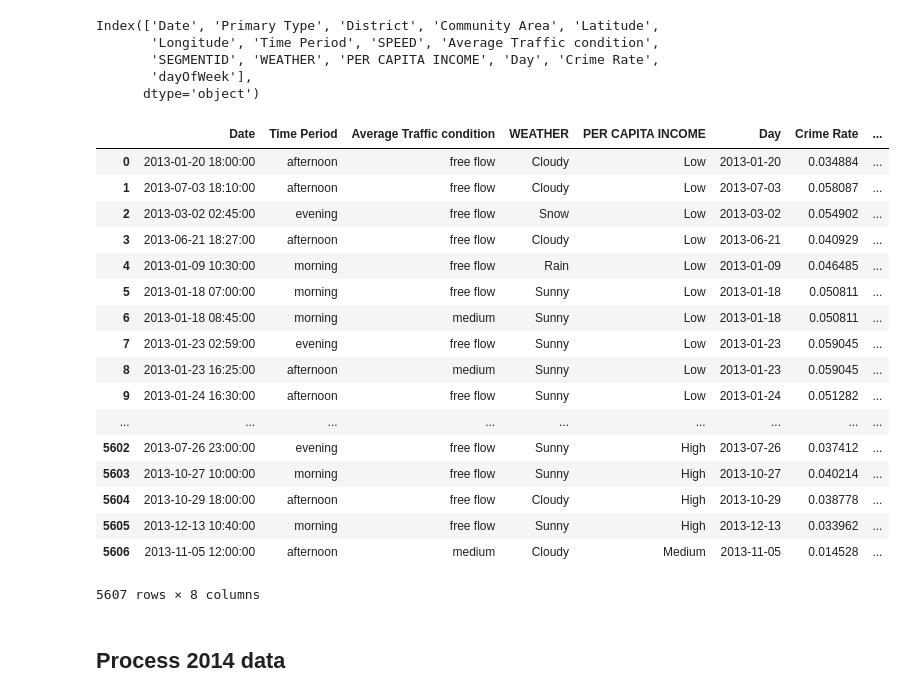
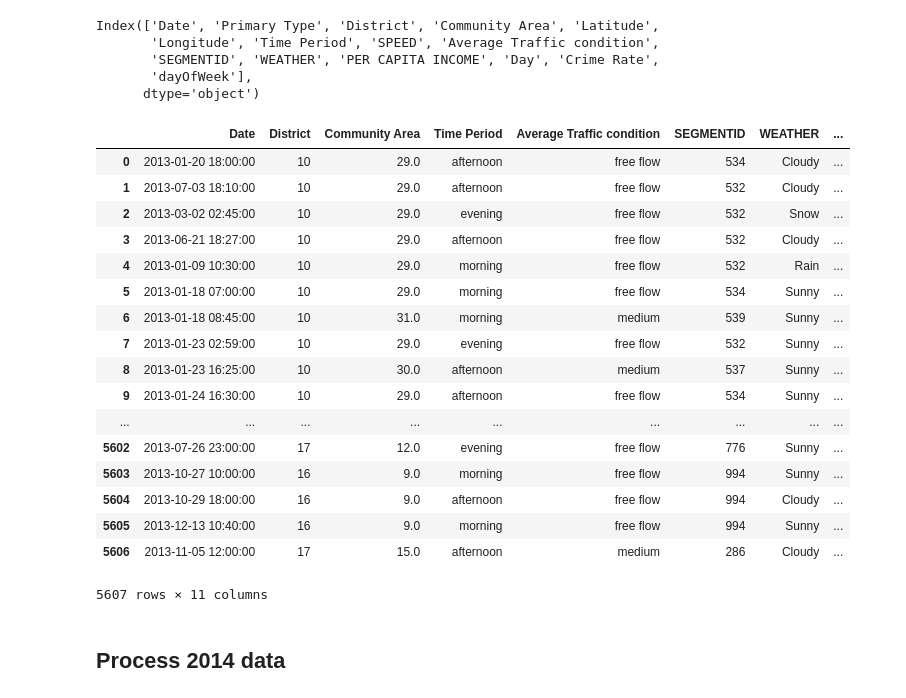
Before and after one commit to ChenshuXu/cse482-project, a Jupyter notebook: Merge crime data with crime rate.ipynb, the cells around one changed output. Drawn from its saved outputs; the diff is of its cells as text; code cells hidden in the pictures.

```diff
--- a/Merge crime data with crime rate.ipynb
+++ b/Merge crime data with crime rate.ipynb
@@ -116,28 +116,28 @@ Index(['Date', 'Primary Type', 'District', 'Community Area', 'Latitude',
        'dayOfWeek'],
       dtype='object')
 # %%
-store_2013 = df_2013.drop(columns=['Primary Type','District', 'Community Area', 'Latitude',
-       'Longitude','SPEED','SEGMENTID'])
+store_2013 = df_2013.drop(columns=['Primary Type', 'Latitude',
+       'Longitude','SPEED'])
 store_2013
 # %% [output]
-|  | Date | Time Period | Average Traffic condition | WEATHER | PER CAPITA INCOME | Day | Crime Rate | ... |
-| 0 | 2013-01-20 18:00:00 | afternoon | free flow | Cloudy | Low | 2013-01-20 | 0.034884 | ... |
-| 1 | 2013-07-03 18:10:00 | afternoon | free flow | Cloudy | Low | 2013-07-03 | 0.058087 | ... |
-| 2 | 2013-03-02 02:45:00 | evening | free flow | Snow | Low | 2013-03-02 | 0.054902 | ... |
-| 3 | 2013-06-21 18:27:00 | afternoon | free flow | Cloudy | Low | 2013-06-21 | 0.040929 | ... |
-| 4 | 2013-01-09 10:30:00 | morning | free flow | Rain | Low | 2013-01-09 | 0.046485 | ... |
-| 5 | 2013-01-18 07:00:00 | morning | free flow | Sunny | Low | 2013-01-18 | 0.050811 | ... |
-| 6 | 2013-01-18 08:45:00 | morning | medium | Sunny | Low | 2013-01-18 | 0.050811 | ... |
-| 7 | 2013-01-23 02:59:00 | evening | free flow | Sunny | Low | 2013-01-23 | 0.059045 | ... |
-| 8 | 2013-01-23 16:25:00 | afternoon | medium | Sunny | Low | 2013-01-23 | 0.059045 | ... |
-| 9 | 2013-01-24 16:30:00 | afternoon | free flow | Sunny | Low | 2013-01-24 | 0.051282 | ... |
+|  | Date | District | Community Area | Time Period | Average Traffic condition | SEGMENTID | WEATHER | ... |
+| 0 | 2013-01-20 18:00:00 | 10 | 29.0 | afternoon | free flow | 534 | Cloudy | ... |
+| 1 | 2013-07-03 18:10:00 | 10 | 29.0 | afternoon | free flow | 532 | Cloudy | ... |
+| 2 | 2013-03-02 02:45:00 | 10 | 29.0 | evening | free flow | 532 | Snow | ... |
+| 3 | 2013-06-21 18:27:00 | 10 | 29.0 | afternoon | free flow | 532 | Cloudy | ... |
+| 4 | 2013-01-09 10:30:00 | 10 | 29.0 | morning | free flow | 532 | Rain | ... |
+| 5 | 2013-01-18 07:00:00 | 10 | 29.0 | morning | free flow | 534 | Sunny | ... |
+| 6 | 2013-01-18 08:45:00 | 10 | 31.0 | morning | medium | 539 | Sunny | ... |
+| 7 | 2013-01-23 02:59:00 | 10 | 29.0 | evening | free flow | 532 | Sunny | ... |
+| 8 | 2013-01-23 16:25:00 | 10 | 30.0 | afternoon | medium | 537 | Sunny | ... |
+| 9 | 2013-01-24 16:30:00 | 10 | 29.0 | afternoon | free flow | 534 | Sunny | ... |
 | ... | ... | ... | ... | ... | ... | ... | ... | ... |
-| 5602 | 2013-07-26 23:00:00 | evening | free flow | Sunny | High | 2013-07-26 | 0.037412 | ... |
-| 5603 | 2013-10-27 10:00:00 | morning | free flow | Sunny | High | 2013-10-27 | 0.040214 | ... |
-| 5604 | 2013-10-29 18:00:00 | afternoon | free flow | Cloudy | High | 2013-10-29 | 0.038778 | ... |
-| 5605 | 2013-12-13 10:40:00 | morning | free flow | Sunny | High | 2013-12-13 | 0.033962 | ... |
-| 5606 | 2013-11-05 12:00:00 | afternoon | medium | Cloudy | Medium | 2013-11-05 | 0.014528 | ... |
+| 5602 | 2013-07-26 23:00:00 | 17 | 12.0 | evening | free flow | 776 | Sunny | ... |
+| 5603 | 2013-10-27 10:00:00 | 16 | 9.0 | morning | free flow | 994 | Sunny | ... |
+| 5604 | 2013-10-29 18:00:00 | 16 | 9.0 | afternoon | free flow | 994 | Cloudy | ... |
+| 5605 | 2013-12-13 10:40:00 | 16 | 9.0 | morning | free flow | 994 | Sunny | ... |
+| 5606 | 2013-11-05 12:00:00 | 17 | 15.0 | afternoon | medium | 286 | Cloudy | ... |
-5607 rows × 8 columns
+5607 rows × 11 columns
 # %%
 store_2013.to_pickle("data_final_2013.pkl")
 # %% [markdown]
```
Also changed, not shown: parts of 1 cell of this notebook, 5 other files.
